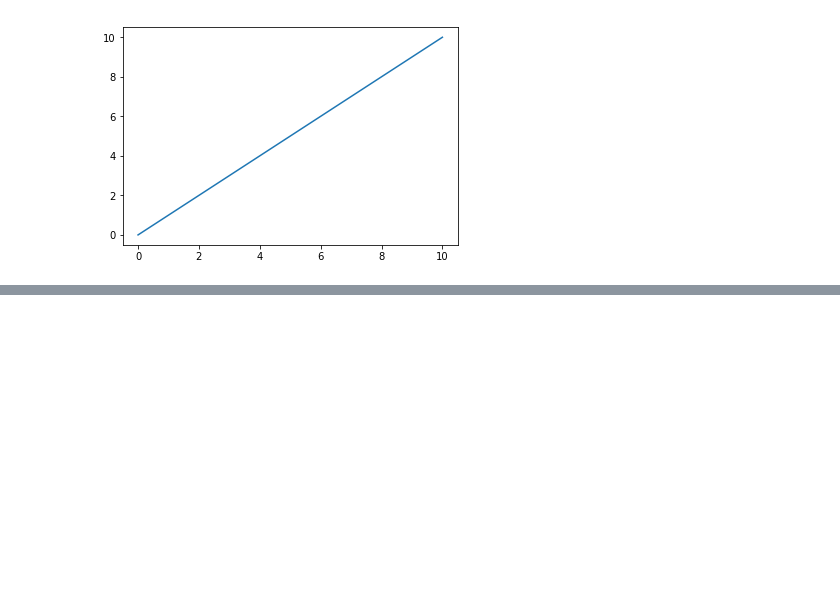
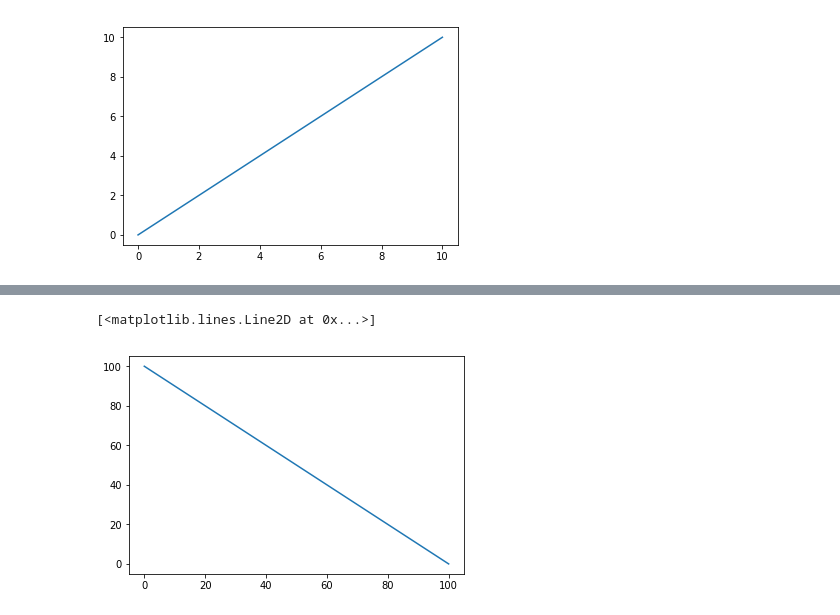
Before and after one commit to hmkhatri/topography, a Jupyter notebook: gmac_dev_basic.ipynb, the cells around one changed output, grey strips where cells are left out. Saved outputs shown, nothing was run; the diff lists cells and outputs as text; code cells hidden in the pictures; blank space fills up the shorter version.

```diff
--- a/gmac_dev_basic.ipynb
+++ b/gmac_dev_basic.ipynb
@@ -46,0 +170,5 @@ plt.plot(A)
+# %%
+plt.plot(A)
+# %% [output]
+[<matplotlib.lines.Line2D at 0x...>]
+[figure, added]
```
Also changed, not shown: parts of 5 cells of this notebook.
